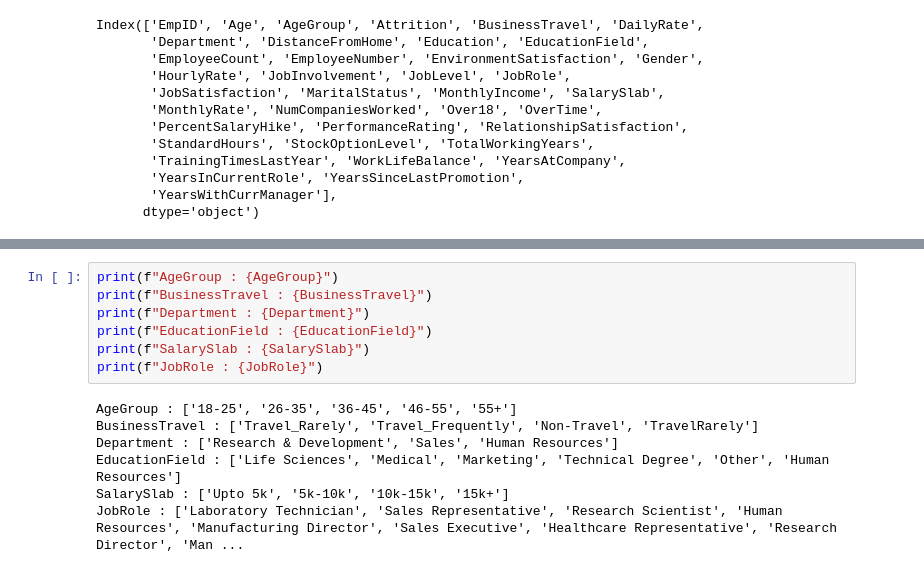
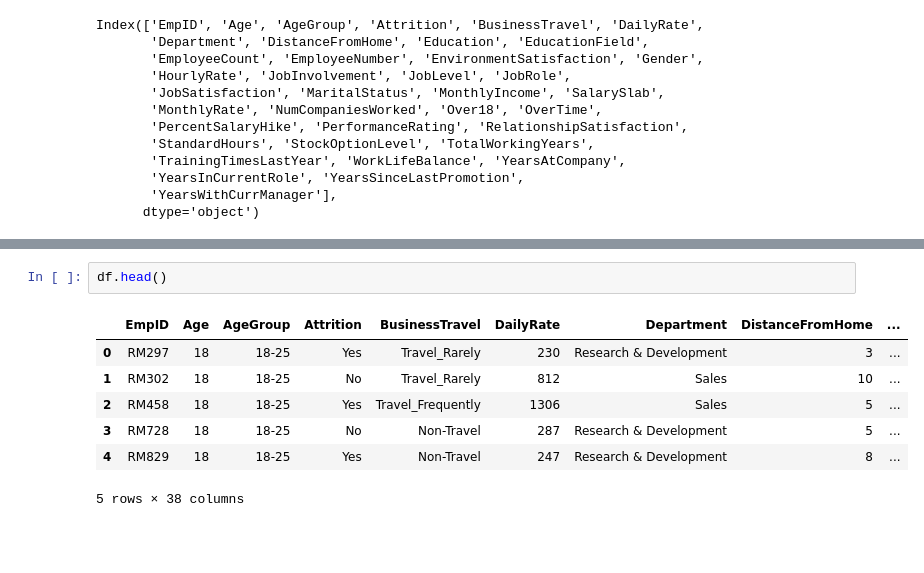
Before and after one commit to SethMoffat/Project_1, a Jupyter notebook: explore.ipynb, the cells around one changed output, grey strips where cells are left out. Cells and saved outputs as stored; diff of their text form; blank space fills up the shorter version.

```diff
--- a/explore.ipynb
+++ b/explore.ipynb
@@ -58,14 +49,10 @@ SalarySlab = list(df['SalarySlab'].unique())
-# %%
-print(f"AgeGroup : {AgeGroup}")
-print(f"BusinessTravel : {BusinessTravel}")
-print(f"Department : {Department}")
-print(f"EducationField : {EducationField}")
-print(f"SalarySlab : {SalarySlab}")
-print(f"JobRole : {JobRole}")
-# %% [output]
-AgeGroup : ['18-25', '26-35', '36-45', '46-55', '55+']
-BusinessTravel : ['Travel_Rarely', 'Travel_Frequently', 'Non-Travel', 'TravelRarely']
-Department : ['Research & Development', 'Sales', 'Human Resources']
-EducationField : ['Life Sciences', 'Medical', 'Marketing', 'Technical Degree', 'Other', 'Human Resources']
-SalarySlab : ['Upto 5k', '5k-10k', '10k-15k', '15k+']
-JobRole : ['Laboratory Technician', 'Sales Representative', 'Research Scientist', 'Human Resources', 'Manufacturing Director', 'Sales Executive', 'Healthcare Representative', 'Research Director', 'Man ...
+# %%
+df.head()
+# %% [output]
+|  | EmpID | Age | AgeGroup | Attrition | BusinessTravel | DailyRate | Department | DistanceFromHome | ... |
+| 0 | RM297 | 18 | 18-25 | Yes | Travel_Rarely | 230 | Research & Development | 3 | ... |
+| 1 | RM302 | 18 | 18-25 | No | Travel_Rarely | 812 | Sales | 10 | ... |
+| 2 | RM458 | 18 | 18-25 | Yes | Travel_Frequently | 1306 | Sales | 5 | ... |
+| 3 | RM728 | 18 | 18-25 | No | Non-Travel | 287 | Research & Development | 5 | ... |
+| 4 | RM829 | 18 | 18-25 | Yes | Non-Travel | 247 | Research & Development | 8 | ... |
+5 rows × 38 columns
```
Also changed, not shown: parts of 9 cells of this notebook.
